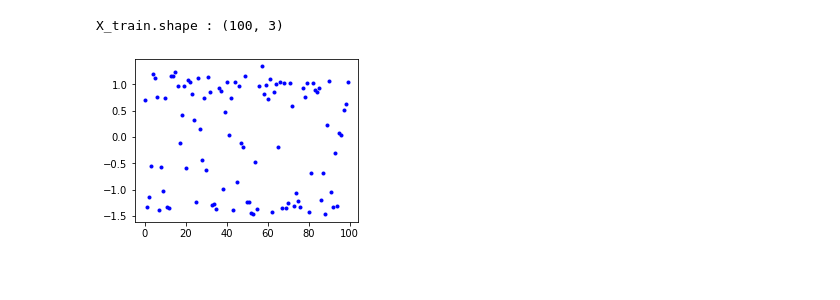
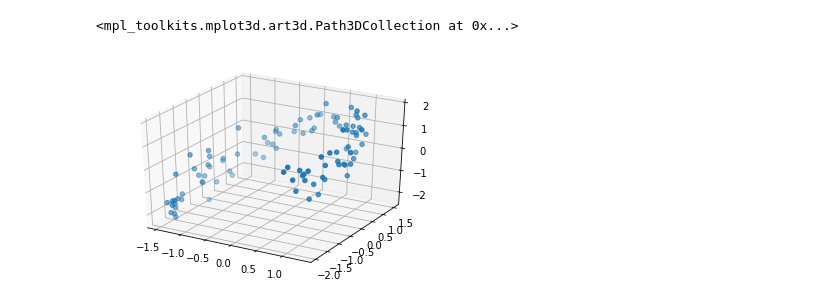
Before and after one commit to joyoon729/machine-learning, a Jupyter notebook: autoencoder/undercomplete-autoencoder.ipynb, the cells around one changed output. Drawn from its saved outputs; the diff is of its cells as text; code cells hidden in the pictures; blank space fills up the shorter version.

```diff
--- a/autoencoder/undercomplete-autoencoder.ipynb
+++ b/autoencoder/undercomplete-autoencoder.ipynb
@@ -40,11 +40,12 @@ X_test = scaler.transform(data[100:])
-# %%
-fig = plt.figure(figsize=(4,3))
-plt.plot(X_train[:,0], "b.")
-print('X_train.shape :', X_train.shape)
-plt.show()
-# %% [output]
-X_train.shape : (100, 3)
-[figure, removed]
+# %%
+# 원본 데이터(X_train) 시각화
+fig = plt.figure()
+ax = fig.add_subplot(111, projection='3d')
+
+ax.scatter(X_train[:,0], X_train[:,1], X_train[:,2])
+# %% [output]
+<mpl_toolkits.mplot3d.art3d.Path3DCollection at 0x...>
+[figure, added]
 # %%
 ## layer parameters
 n_inputs = 3
```
Also changed, not shown: parts of 5 cells of this notebook.
